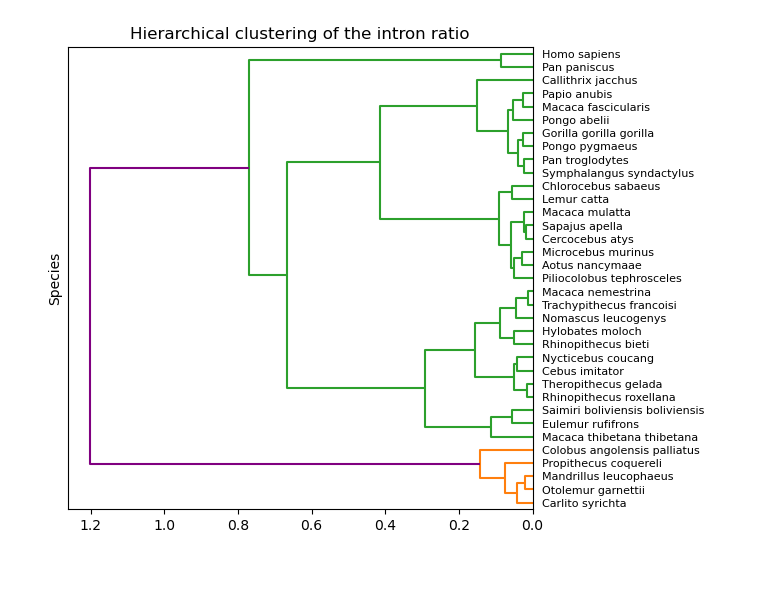
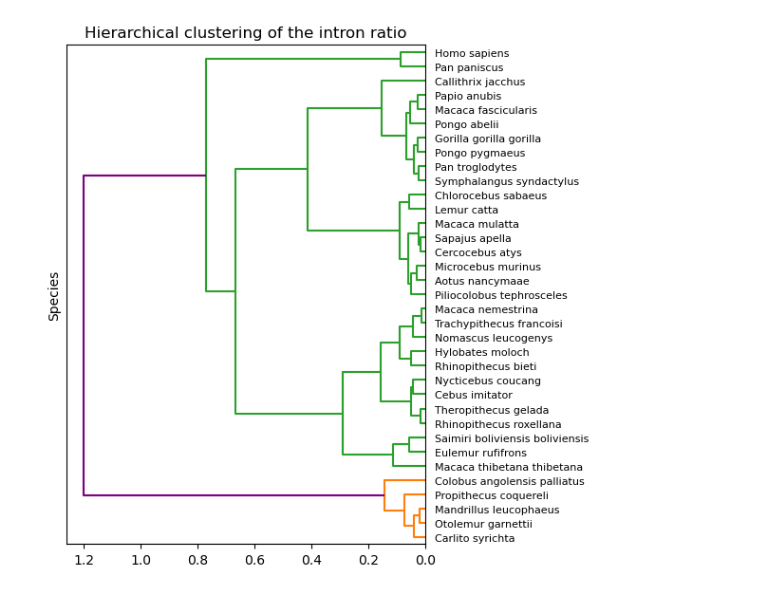
Before and after one commit to RoseCollot/Stage_CSTB_2025, a Jupyter notebook: code/statistics/hierarchical_clustering.ipynb, the cells around one changed output. Drawn from its saved outputs; the diff is of its cells as text; code cells hidden in the pictures.

```diff
--- a/code/statistics/hierarchical_clustering.ipynb
+++ b/code/statistics/hierarchical_clustering.ipynb
@@ -7,19 +8,26 @@ from scipy.spatial.distance import squareform
 # %%
 df_matrix = []
 with open('/home/collot/stage/collot/collot/out_stats/matrix_intron_ratio.csv') as matrix:
     reader = csv.reader(matrix)
     rows = list(reader)
     species = rows[0][1:]
     data_values = [row[1:] for row in rows[1:]]
 
 data = pd.DataFrame(data_values, columns=species, index=species)
 data = data.apply(pd.to_numeric)
+
 condensed_matrix = squareform(data.values)
 linkage_data = linkage(data, method='ward', metric='euclidean', optimal_ordering=True)
-fig, axes = plt.subplots(1, 1, figsize=(6, 6))
+
+
+fig, ax = plt.subplots(1, 1, figsize=(6, 6))
 dn = dendrogram(linkage_data, labels=data.index.tolist(), orientation='left', above_threshold_color='purple')
+
+
 plt.ylabel('Species')
 plt.title('Hierarchical clustering of the intron ratio')
+plt.tight_layout()  # Adjust layout to prevent clipping
+plt.savefig('/home/collot/stage_git/figures/hierarchical_clustering.png', dpi=300)
 plt.show()
 # %% [output]
-[figure, old version]
+[figure, new version]
```
Also changed, not shown: parts of 1 cell of this notebook, 11 other files.
